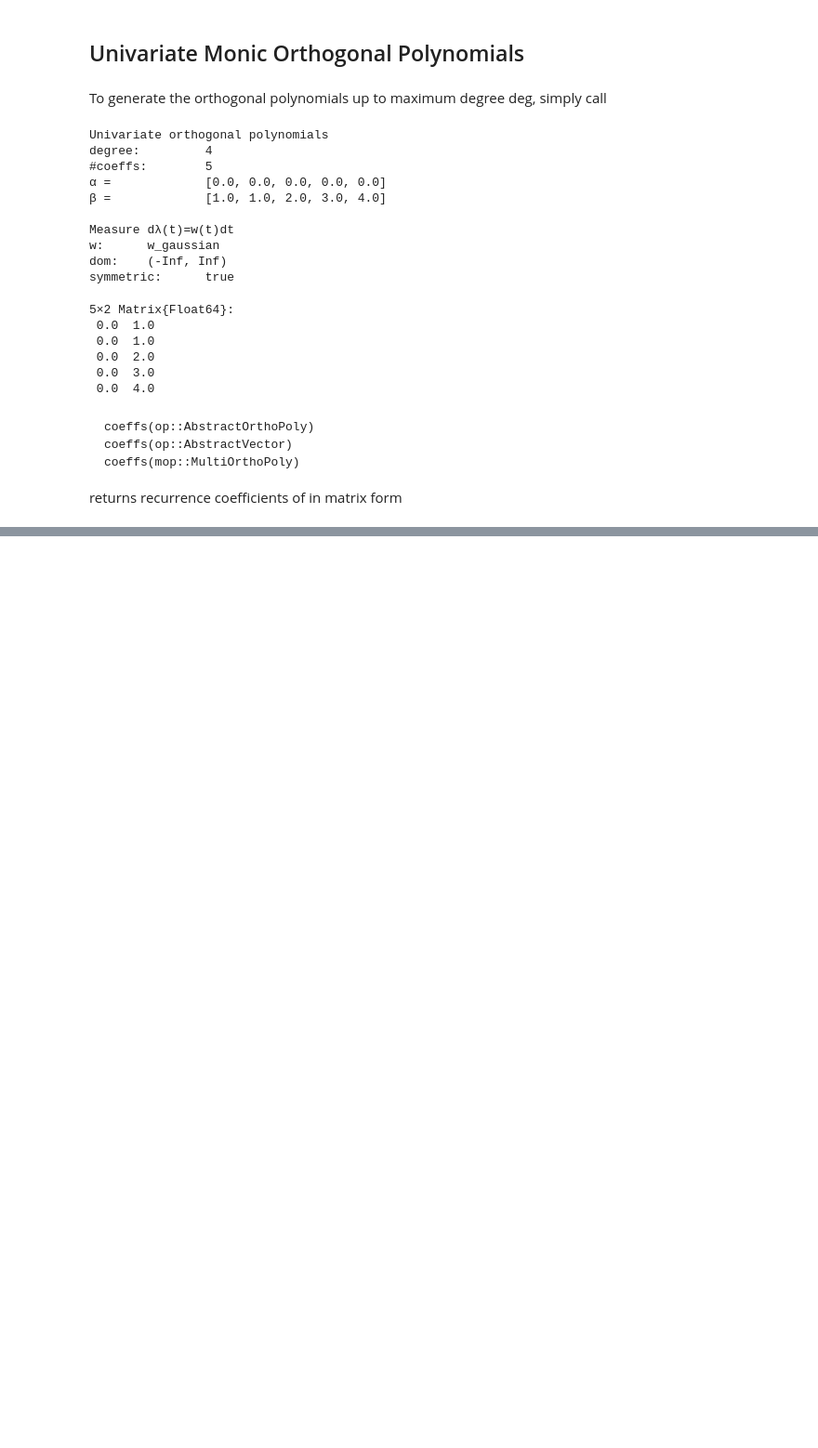
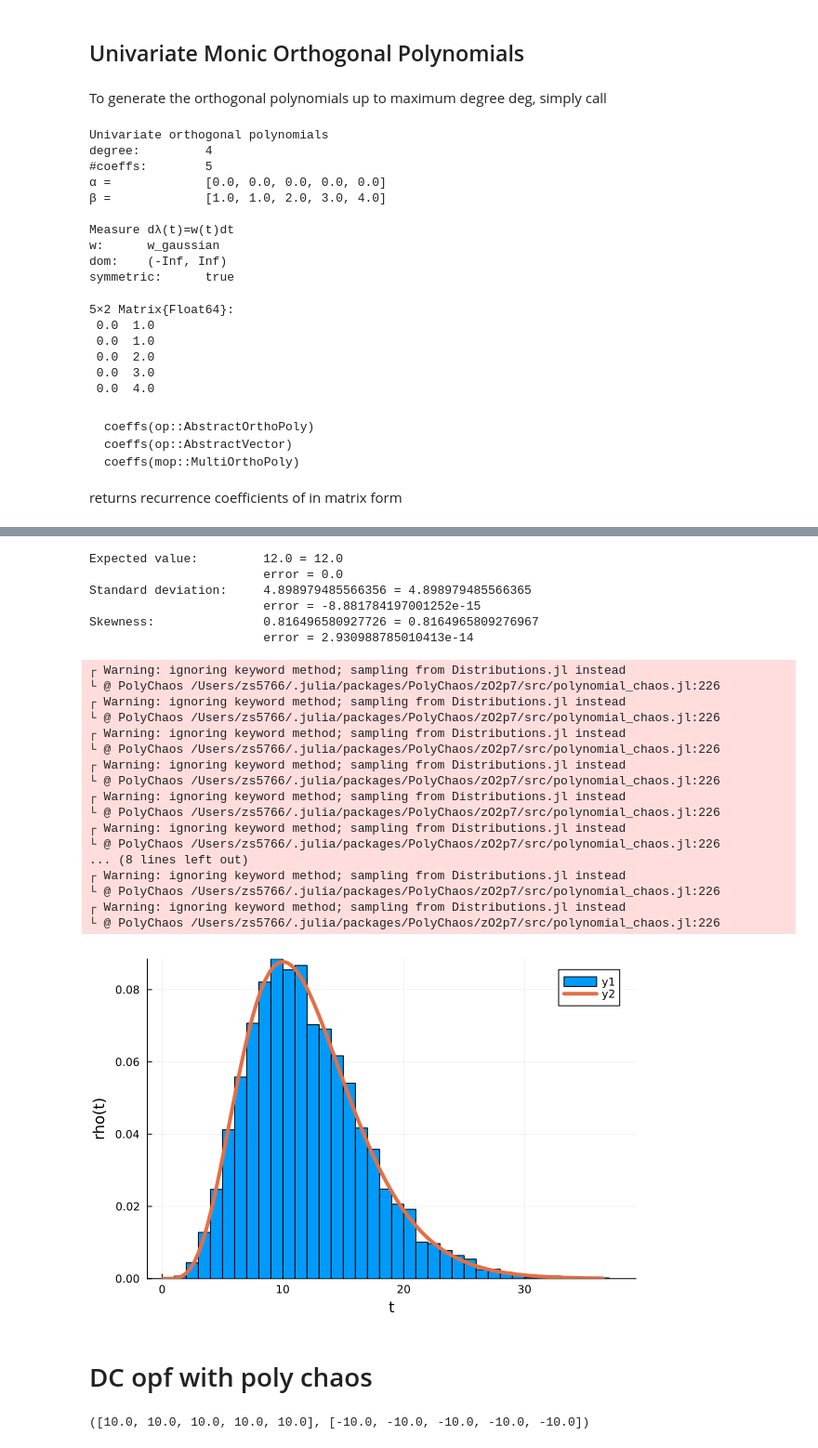
Before and after one commit to Yanlingogo/learn_PCE_opf, a Jupyter notebook: examples/tutorial.ipynb, the cells around one changed output, grey strips where cells are left out. Shown at 93% size. Saved outputs shown, nothing was run; the diff lists cells and outputs as text; code cells hidden in the pictures; blank space fills up the shorter version.

```diff
--- a/examples/tutorial.ipynb
+++ b/examples/tutorial.ipynb
@@ -105,0 +484,4 @@ Suggestion: check for spelling errors or missing imports.
+# %%
+L = dim(mop)
+mu, sig = 0., 1.
+x = [ assign2multi(convert2affinePCE(mu, sig, opq), i, mop.ind) for i in 1:k ]
@@ -105,0 +502,3 @@ Suggestion: check for spelling errors or missing imports.
+# %%
+t2 = Tensor(2,mop)
+t3 = Tensor(3,mop)
@@ -105,0 +507,2 @@ Suggestion: check for spelling errors or missing imports.
+# %%
+y = [ sum( x[i][j1]*x[i][j2]*t3.get([j1-1,j2-1,m-1])/t2.get([m-1,m-1])  for i=1:k, j1=1:L, j2=1:L ) for m=1:L ]
@@ -105,0 +527,70 @@ Suggestion: check for spelling errors or missing imports.
+# %%
+moms_analytic(k) = [k, sqrt(2k), sqrt(8/k)]
+function myskew(y)
+   e3 = sum( y[i]*y[j]*y[k]*t3.get([i-1,j-1,k-1]) for i=1:L,j=1:L,k=1:L )
+   μ = y[1]
+   σ = std(y,mop)
+   (e3-3*μ*σ^2-μ^3)/(σ^3)
+end
+
+print("Expected value:\t\t$(moms_analytic(k)[1]) = $(mean(y,mop))\n")
+print("\t\t\terror = $(abs(mean(y,mop)-moms_analytic(k)[1]))\n")
+print("Standard deviation:\t$(moms_analytic(k)[2]) = $(std(y,mop))\n")
+print("\t\t\terror = $(moms_analytic(k)[2]-std(y,mop))\n")
+print("Skewness:\t\t$(moms_analytic(k)[3]) = $(myskew(y))\n")
+print("\t\t\terror = $(moms_analytic(k)[3]-myskew(y))\n")
+# %% [output]
+Expected value:         12.0 = 12.0
+                        error = 0.0
+Standard deviation:     4.898979485566356 = 4.898979485566365
+                        error = -8.881784197001252e-15
+Skewness:               0.816496580927726 = 0.8164965809276967
+                        error = 2.930988785010413e-14
+# %%
+using Plots
+Nsmpl = 10000
+# long way: ξ = sampleMeasure(Nsmpl,mop), ysmpl = evaluatePCE(y,ξ,mop)
+ysmpl = samplePCE(Nsmpl, y, mop)
+histogram(ysmpl;normalize=true, xlabel="t",ylabel="rho(t)")
+
+import SpecialFunctions: gamma
+ρ(t) = 1/(2^(0.5*k)*gamma(0.5*k))*t^(0.5*k-1)*exp(-0.5*t)
+t = range(0.1; stop=maximum(ysmpl), length=100)
+plot!(t, ρ.(t), w=4)
+# %% [output]
+┌ Warning: ignoring keyword method; sampling from Distributions.jl instead
+└ @ PolyChaos /Users/zs5766/.julia/packages/PolyChaos/zO2p7/src/polynomial_chaos.jl:226
+┌ Warning: ignoring keyword method; sampling from Distributions.jl instead
+└ @ PolyChaos /Users/zs5766/.julia/packages/PolyChaos/zO2p7/src/polynomial_chaos.jl:226
+┌ Warning: ignoring keyword method; sampling from Distributions.jl instead
+└ @ PolyChaos /Users/zs5766/.julia/packages/PolyChaos/zO2p7/src/polynomial_chaos.jl:226
+┌ Warning: ignoring keyword method; sampling from Distributions.jl instead
+└ @ PolyChaos /Users/zs5766/.julia/packages/PolyChaos/zO2p7/src/polynomial_chaos.jl:226
+┌ Warning: ignoring keyword method; sampling from Distributions.jl instead
+└ @ PolyChaos /Users/zs5766/.julia/packages/PolyChaos/zO2p7/src/polynomial_chaos.jl:226
+┌ Warning: ignoring keyword method; sampling from Distributions.jl instead
+└ @ PolyChaos /Users/zs5766/.julia/packages/PolyChaos/zO2p7/src/polynomial_chaos.jl:226
+... (8 lines left out)
+┌ Warning: ignoring keyword method; sampling from Distributions.jl instead
+└ @ PolyChaos /Users/zs5766/.julia/packages/PolyChaos/zO2p7/src/polynomial_chaos.jl:226
+┌ Warning: ignoring keyword method; sampling from Distributions.jl instead
+└ @ PolyChaos /Users/zs5766/.julia/packages/PolyChaos/zO2p7/src/polynomial_chaos.jl:226
+[figure, added]
+# %% [markdown]
+# DC opf with poly chaos
+# %%
+using PolyChaos, JuMP, MosekTools, LinearAlgebra, Ipopt
+
+A = [ -1 1 0 0; -1 0 1 0; -1 0 0 1 ; 0 1 -1 0; 0 0 -1 1] # incidence matrix
+Nl, N = size(A,1), size(A,2)
+Bbr = diagm(0 => -( 2 .+ 10*rand(Nl) )) # line parameters
+Ψ = [ zeros(Nl)  -Bbr*A[:,2:end]*inv(A[:,2:end]'*Bbr*A[:,2:end]) ] # PTDF matrix
+
+Cp, Cd = [1 0; 0 0; 0 0; 0 1], [0 0; 1 0; 0 1; 0 0 ] # book-keeping
+Ng, Nd = size(Cp,2), size(Cd,2)
+c = 4 .+ 10*rand(Ng) # cost function parameters
+λp, λl = 1.6*ones(Ng), 1.6*ones(Nl) # lambdas for chance constraint reformulations
+pmax, pmin = 10*ones(Ng), zeros(Ng) # engineering limits
+plmax, plmin = 10*ones(Nl), -10*ones(Nl) # engineering limits
+# %% [output]
+([10.0, 10.0, 10.0, 10.0, 10.0], [-10.0, -10.0, -10.0, -10.0, -10.0])
```
Also changed, not shown: parts of 53 cells of this notebook, 1 other file.
